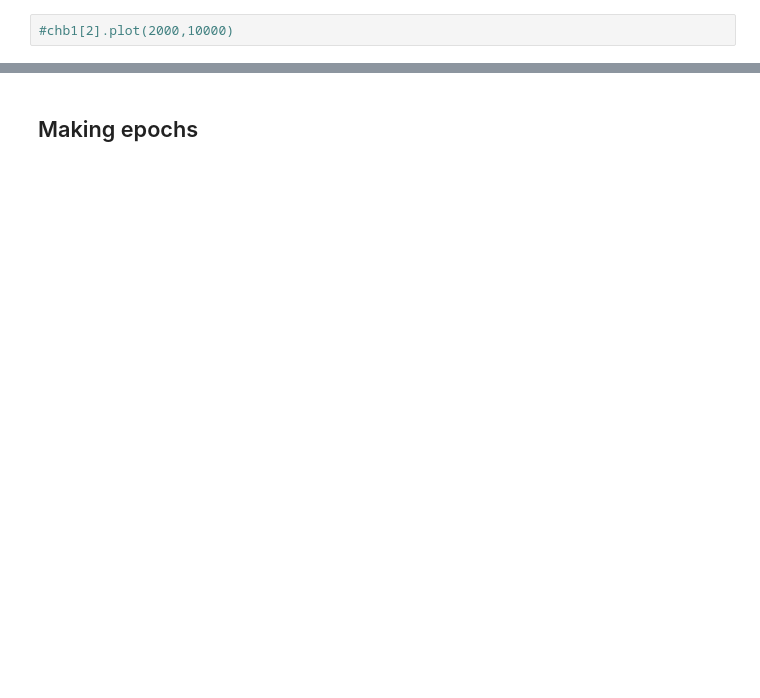
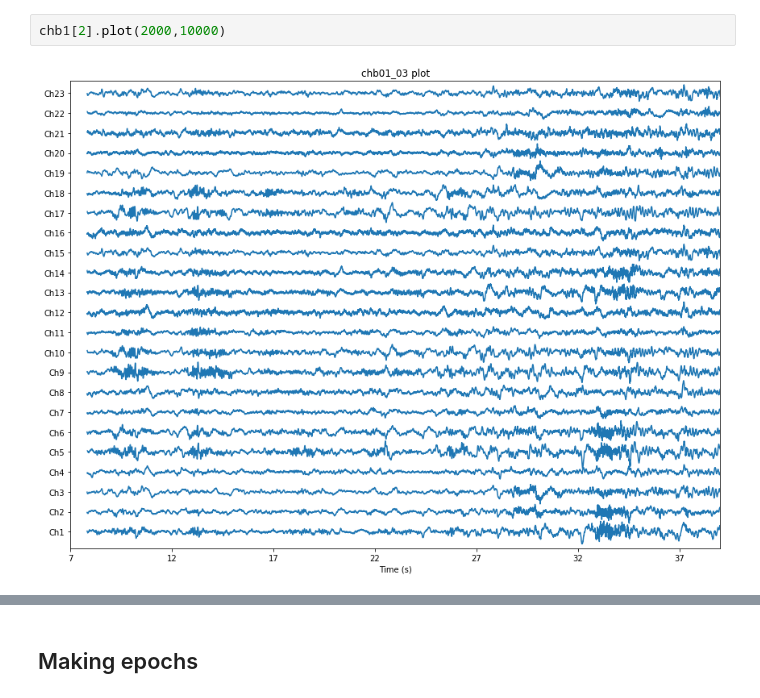
Before and after one commit to acellon/thesis, a Jupyter notebook: testdev.ipynb, the cells around one changed output, grey strips where cells are left out. Cells and saved outputs as stored; diff of their text form; blank space fills up the shorter version.

```diff
--- a/testdev.ipynb
+++ b/testdev.ipynb
@@ -16,3 +17,5 @@ Done.
 # %%
-#chb1[2].plot(2000,10000)
+chb1[2].plot(2000,10000)
+# %% [output]
+[figure, added]
 # %%
```
Also changed, not shown: parts of 8 cells of this notebook, 1 other file.
